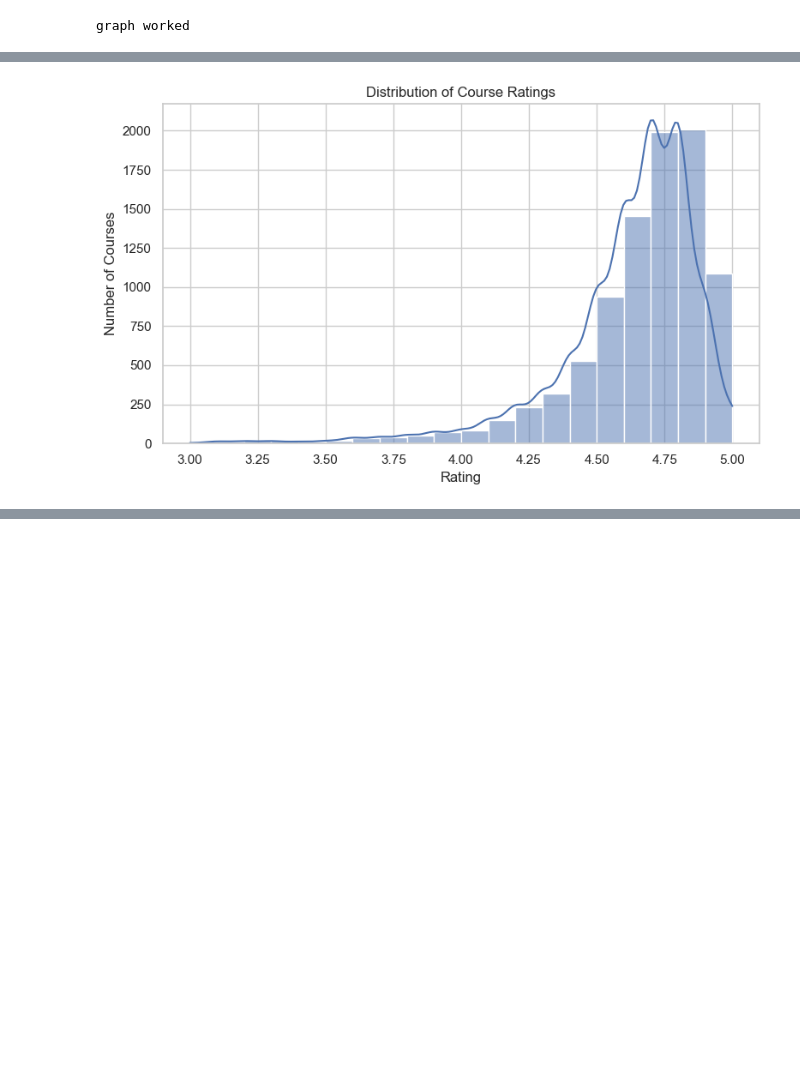
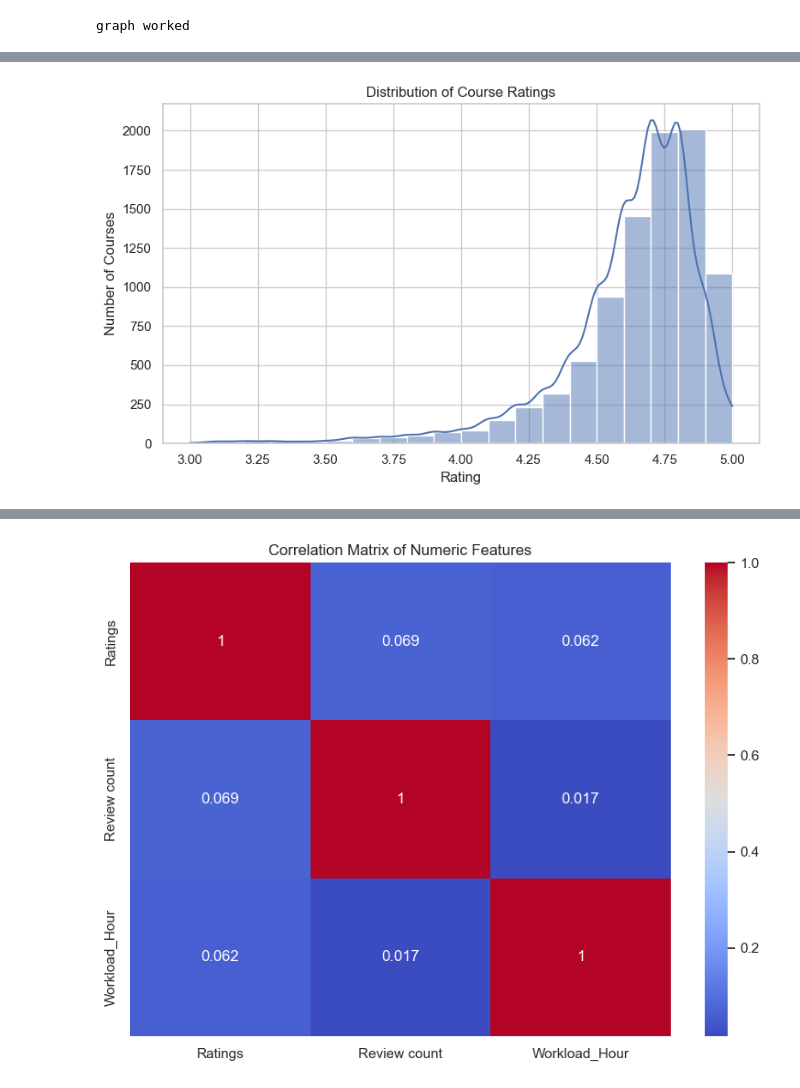
Before and after one commit to Oyuka-agi/AI_skills_roadmap, a Jupyter notebook: data/raw/skills/Coursera_EDA_Era.ipynb, the cells around one changed output, grey strips where cells are left out. Drawn from its saved outputs; the diff is of its cells as text; code cells hidden in the pictures; blank space fills up the shorter version.

Commit message:
added advanced analysis and boxplot

```diff
--- a/data/raw/skills/Coursera_EDA_Era.ipynb
+++ b/data/raw/skills/Coursera_EDA_Era.ipynb
@@ -3,9 +3,45 @@
 # checking coursera data
 import numpy as np
 import pandas as pd
+import time
+
+start_time=time.time()
 
 # Load the data
 df = pd.read_csv('/Users/era/Desktop/SPRING_2026/243_analytics_lab/AI_skills_roadmap/data/raw/skills/new_coursera_full_clean.csv')
+
+
+
+
+# ### CONVERT UNIQUE VALUES INTO ENGLISH:
+# from deep_translator import GoogleTranslator
+
+# translator = GoogleTranslator(source='auto', target='en')
+
+# text_columns = df.select_dtypes(include=['object']).columns
+
+# for col in text_columns:
+#     print(f"Translating column: {col}")
+
+#     unique_values = df[col].dropna().unique()
+
+#     translation_map = {}
+
+#     for val in unique_values:
+#         try:
+#             translation_map[val] = translator.translate(str(val))
+#         except:
+#             translation_map[val] = val
+
+#     df[col] = df[col].map(translation_map)
+
+# print("All categorical columns translated efficiently.")
+
+
+
+
+
+
 
 # Check shapes of coursera dataset / inspect data
 print(f"\nDataset shape: {df.shape}")
@@ -59,6 +95,9 @@ else:
     print("\nNo columns have more than 50% missing data.")
 
 print("\nEDA Completed Successfully!")
+
+
+
 
 
 ### VISUAL EDA GRAPHS (nulls, organizations, languages, ratings)
@@ -273,6 +312,57 @@ print("Missing Values Statistics (Including 0 as Missing)")
 print("="*80 + "\n")
 print(missing_stats.to_string(index=False))
 print('kyra code done, confirmed: missing counts match Kyra"s results')
+
+### CORRELATION MATRIX
+numeric_df = df.select_dtypes(include=[np.number])
+
+plt.figure(figsize=(8,6))
+sns.heatmap(numeric_df.corr(), annot=True, cmap="coolwarm")
+plt.title("Correlation Matrix of Numeric Features")
+plt.tight_layout()
+plt.show()
+print('correlation matrix done')
+
+### OUTLIER DETECTION (using boxplot)
+plt.figure(figsize=(6,4))
+sns.boxplot(x=df["Ratings"])
+plt.title("Ratings Boxplot (Outlier Detection)")
+plt.show()
+print('boxplot done')
+
+###More advanced analysis: comparisons
+# rating vs organization
+org_rating = df.groupby("Organization")["Ratings"].mean().sort_values(ascending=False).head(10)
+
+plt.figure(figsize=(8,5))
+org_rating.plot(kind="bar")
+plt.title("Top Organizations by Average Rating")
+plt.ylabel("Average Rating")
+plt.xticks(rotation=45)
+plt.show()
+print('org vs rating done')
+
+# language vs rating
+lang_rating = df.groupby("Language")["Ratings"].mean().sort_values(ascending=False).head(10)
+
+plt.figure(figsize=(8,5))
+lang_rating.plot(kind="bar")
+plt.title("Average Rating by Language")
+plt.ylabel("Average Rating")
+plt.xticks(rotation=45)
+plt.show()
+print('language vs rating done')
+
+#workload distribution after normalization
+plt.figure(figsize=(8,5))
+df["Workload_norm"].value_counts().head(15).plot(kind="bar")
+plt.title("Top Normalized Workload Categories")
+plt.xticks(rotation=45)
+plt.show()
+print('workload distribution done')
+
+end_time=time.time()
+print(f"\nTotal runtime: {round(end_time - start_time, 2)} seconds")
 # %% [output]
 Dataset shape: (18909, 12)
 Number of rows: 18909
@@ -312,4 +402,5 @@ ko          119
    Payment_Model           0           0              0                0.00
      Course_Type           0           0              0                0.00
    lang_detected           0           0              0                0.00
 kyra code done, confirmed: missing counts match Kyra"s results
+[figure, added]
```
Also changed, not shown: parts of 1 cell of this notebook.
